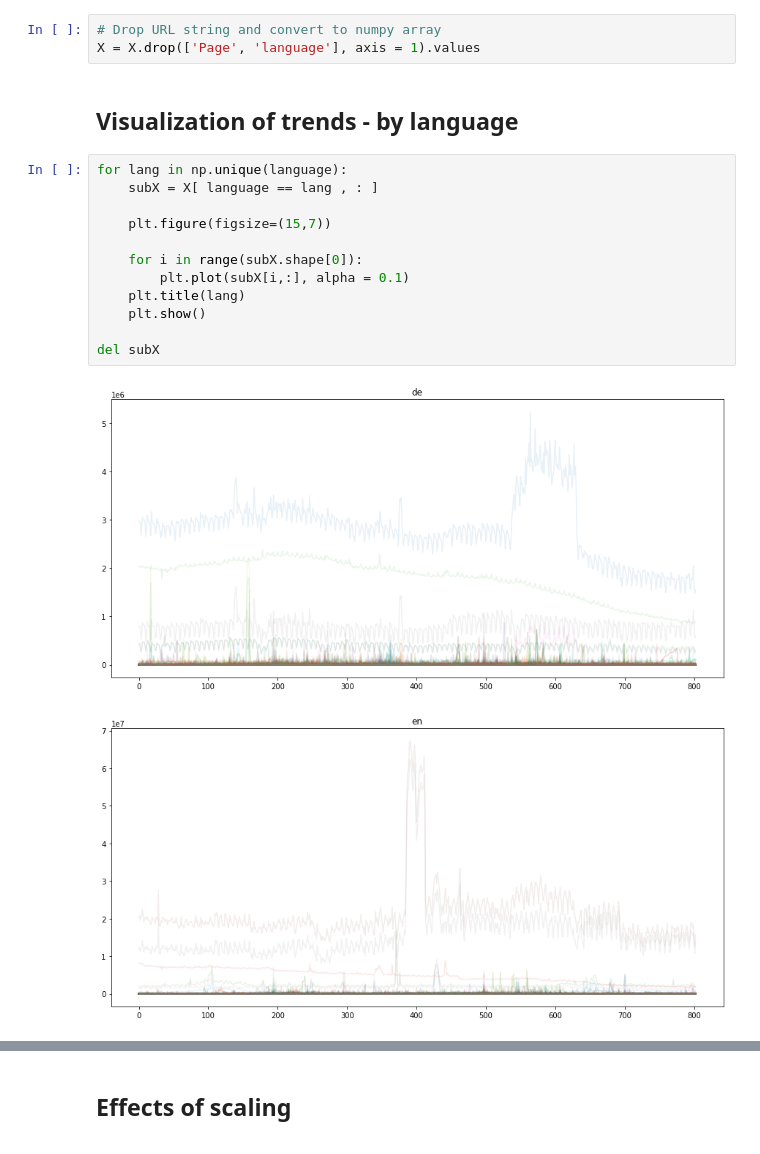
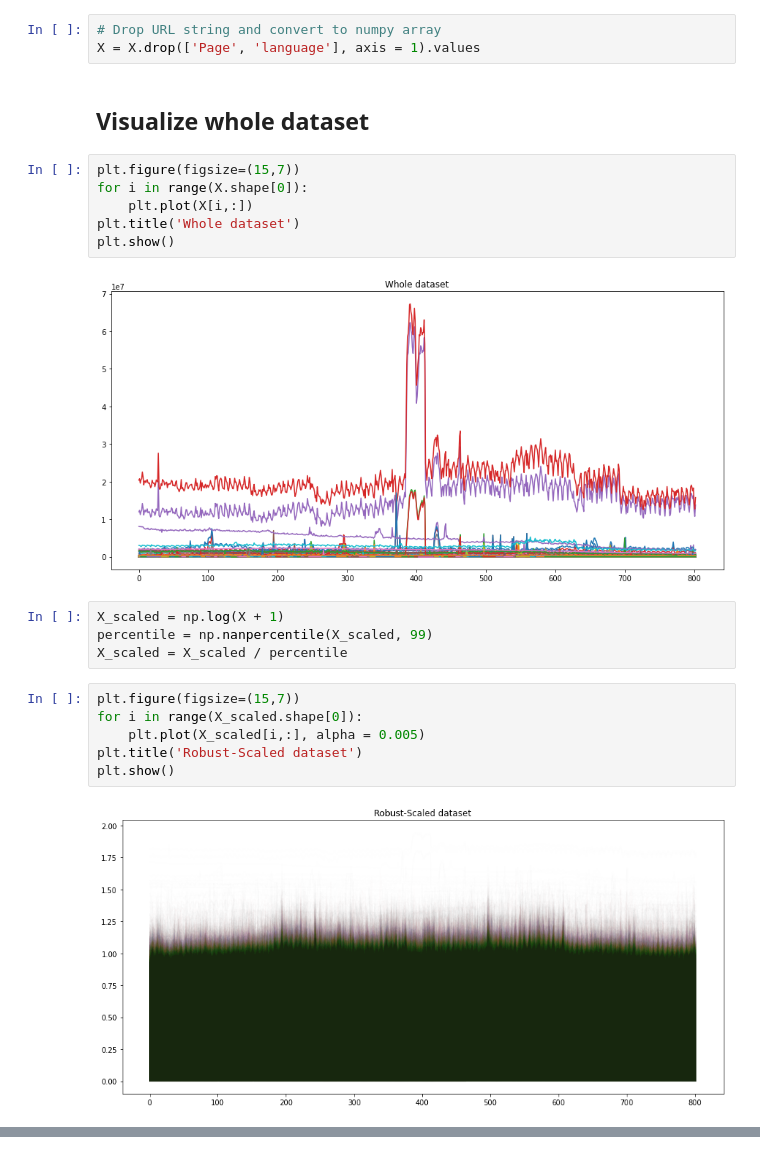
Before and after one commit to IvanBongiorni/GAN-RNN_Timeseries-imputation, a Jupyter notebook: data_scaling_exploration.ipynb, the cells around one changed output, grey strips where cells are left out. Saved outputs shown, nothing was run; the diff lists cells and outputs as text.

Commit message:
study of simplified scaling

```diff
--- a/data_scaling_exploration.ipynb
+++ b/data_scaling_exploration.ipynb
@@ -41,20 +41,25 @@ language = X['language']
 # %%
 # Drop URL string and convert to numpy array
 X = X.drop(['Page', 'language'], axis = 1).values
-# %% [markdown]
-## Visualization of trends - by language
+# %% [markdown]
+## Visualize whole dataset
+# %%
+plt.figure(figsize=(15,7))
+for i in range(X.shape[0]):
+    plt.plot(X[i,:])
+plt.title('Whole dataset')
+plt.show()
+# %% [output]
+[figure, added]
+# %%
+X_scaled = np.log(X + 1)
+percentile = np.nanpercentile(X_scaled, 99)
+X_scaled = X_scaled / percentile
 # %%
-for lang in np.unique(language):
-    subX = X[ language == lang , : ]
-
-    plt.figure(figsize=(15,7))
-
-    for i in range(subX.shape[0]):
-        plt.plot(subX[i,:], alpha = 0.1)
-    plt.title(lang)
-    plt.show()
-
-del subX
+plt.figure(figsize=(15,7))
+for i in range(X_scaled.shape[0]):
+    plt.plot(X_scaled[i,:], alpha = 0.005)
+plt.title('Robust-Scaled dataset')
+plt.show()
 # %% [output]
-[figure, old version]
+[figure, new version]
-[figure, removed]
@@ -67,2 +65,0 @@ del subX
-# %% [markdown]
-## Effects of scaling
```
Also changed, not shown: parts of 4 cells of this notebook.
